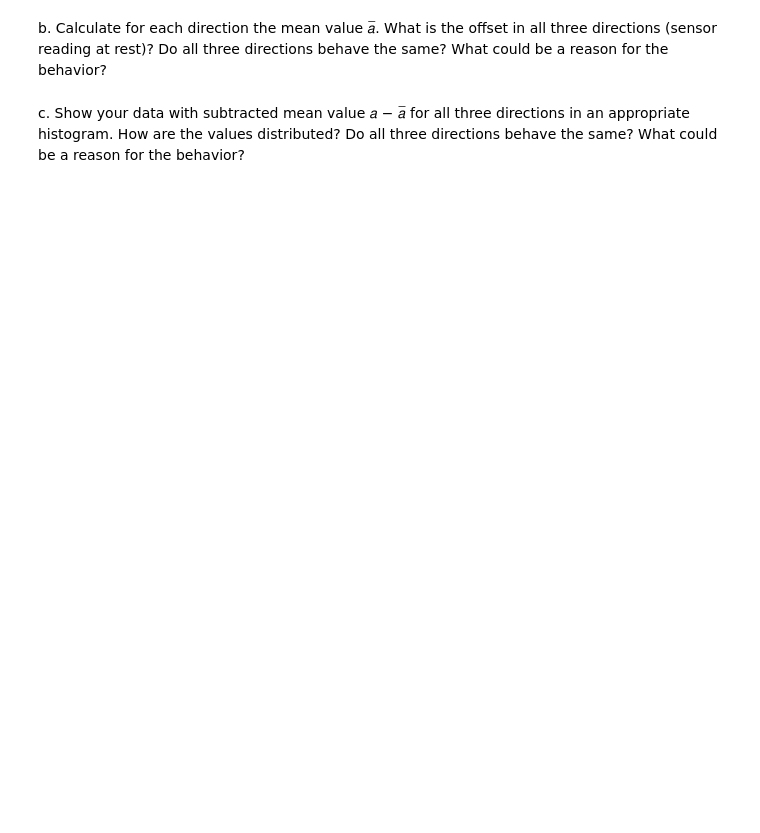
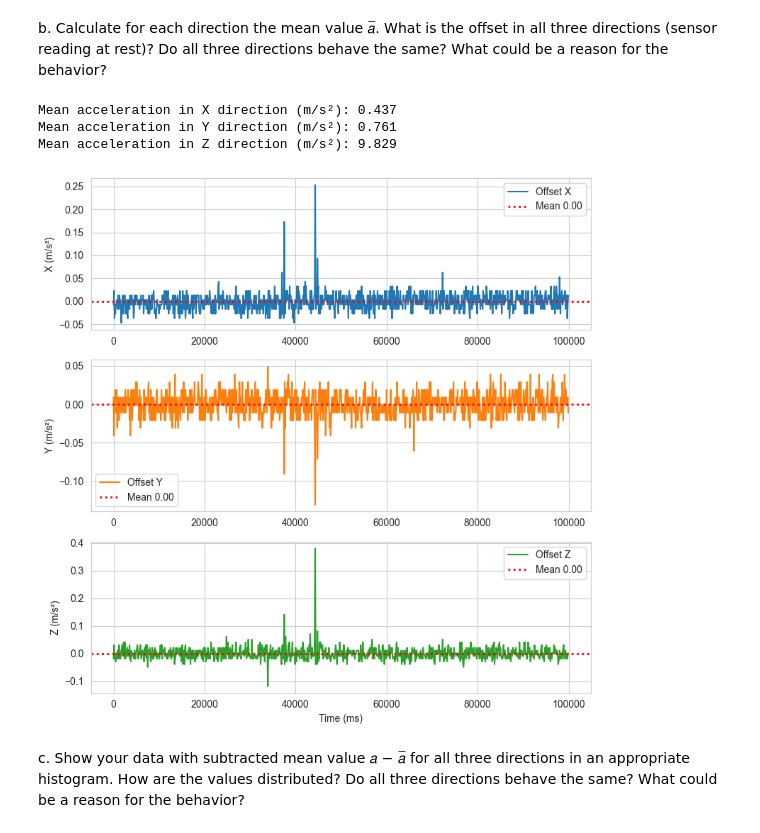
Before and after one commit to SowndaryaLakshmiV/Sensors-Lab-2, a Jupyter notebook: Module_1/Module1.ipynb, the cells around one changed output. Saved outputs shown, nothing was run; the diff lists cells and outputs as text; code cells hidden in the pictures; blank space fills up the shorter version.

```diff
--- a/Module_1/Module1.ipynb
+++ b/Module_1/Module1.ipynb
@@ -28,6 +149,54 @@ a. Ensure steady conditions for your sensor and record 1,000 acceleration readin
 b. Calculate for each direction the mean value 𝑎̅. What is the offset in all three
 directions (sensor reading at rest)? Do all three directions behave the same?
 What could be a reason for the behavior?
+# %%
+mean_x = round(np.mean(accel_x), 3)
+mean_y = round(np.mean(accel_y), 3)
+mean_z = round(np.mean(accel_z), 3)
+
+print(f"Mean acceleration in X direction (m/s²): {mean_x}")
+print(f"Mean acceleration in Y direction (m/s²): {mean_y}")
+print(f"Mean acceleration in Z direction (m/s²): {mean_z}")
+
+offset_x = np.round(accel_x - mean_x, 3)
+offset_y = np.round(accel_y - mean_y, 3)
+offset_z = np.round(accel_z - mean_z, 3)
+
+
+plt.figure(figsize=(8,8))
+
+# X
+plt.subplot(3,1,1)
+plt.plot(timestamps_accel, offset_x, color="C0", label="Offset X")
+plt.axhline(np.mean(offset_x), linestyle=":", color="red", linewidth=2,label=f"Mean {abs(np.mean(offset_x)):.2f}")
+plt.ylabel("X (m/s²)")
+plt.grid(True)
+plt.legend()
+
+# Y
+plt.subplot(3,1,2)
+plt.plot(timestamps_accel, offset_y, color="C1", label="Offset Y")
+plt.axhline(np.mean(offset_y), linestyle=":", color="red", linewidth=2,label=f"Mean {abs(np.mean(offset_y)):.2f}")
+plt.ylabel("Y (m/s²)")
+plt.grid(True)
+plt.legend()
+
+# Z
+plt.subplot(3,1,3)
+plt.plot(timestamps_accel, offset_z, color="C2", label="Offset Z")
+plt.axhline(np.mean(offset_z), linestyle=":", color="red", linewidth=2,label=f"Mean {abs(np.mean(offset_z)):.2f}")
+plt.ylabel("Z (m/s²)")
+plt.xlabel("Time (ms)")
+plt.grid(True)
+plt.legend()
+
+plt.tight_layout()
+plt.show()
+# %% [output]
+Mean acceleration in X direction (m/s²): 0.437
+Mean acceleration in Y direction (m/s²): 0.761
+Mean acceleration in Z direction (m/s²): 9.829
+[figure, added]
 # %% [markdown]
 c. Show your data with subtracted mean value 𝑎 − 𝑎̅ for all three directions in an
 appropriate histogram. How are the values distributed? Do all three directions
```
Also changed, not shown: parts of 12 cells of this notebook, 7 other files.
